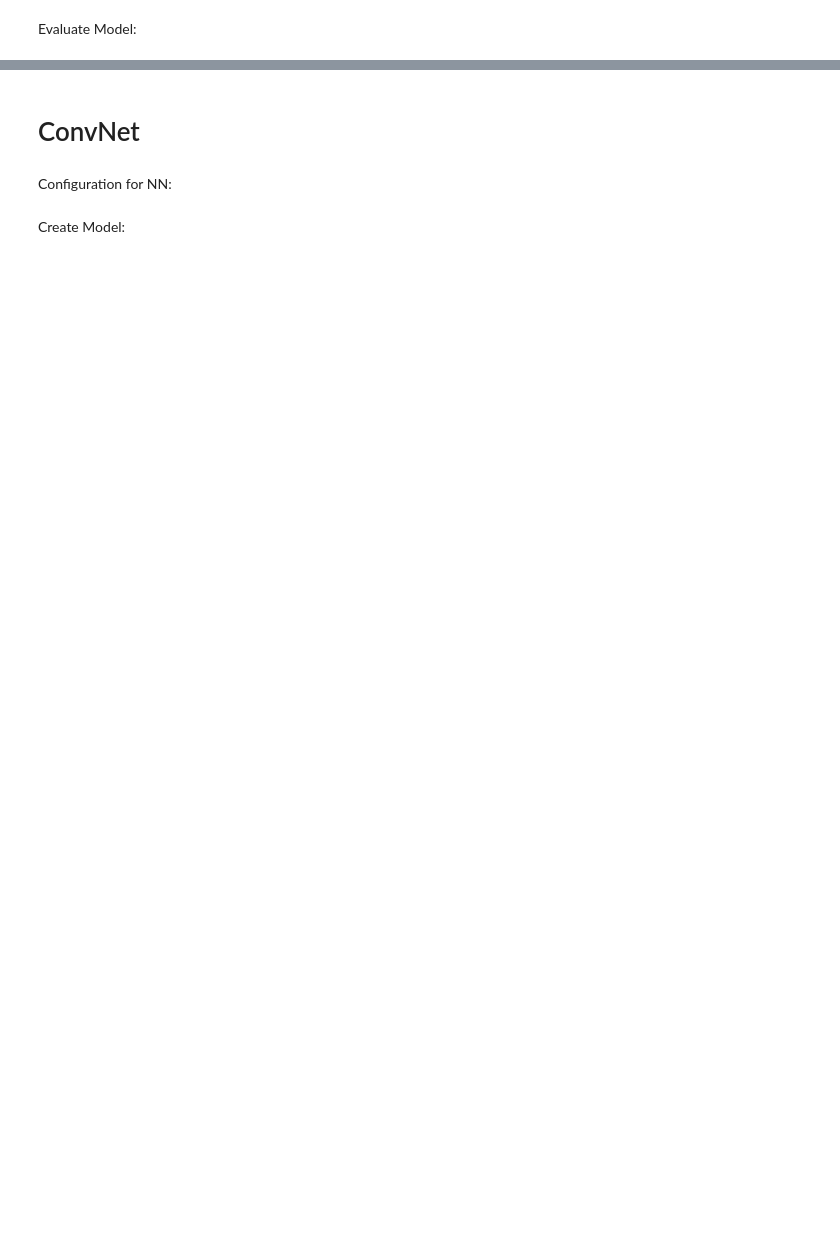
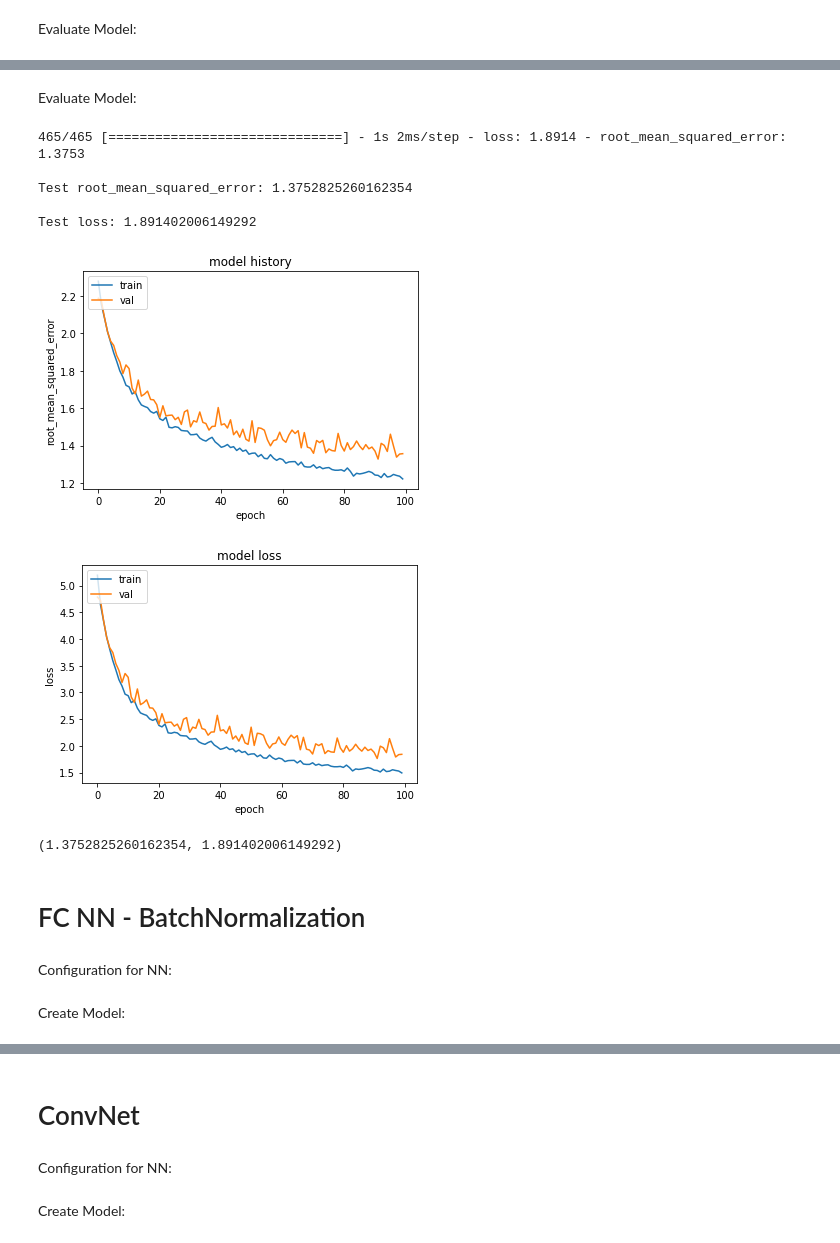
Before and after one commit to tobnie/gaze_predictor_nn, a Jupyter notebook: train_nn.ipynb, the cells around one changed output, grey strips where cells are left out. Drawn from its saved outputs; the diff is of its cells as text; code cells hidden in the pictures; blank space fills up the shorter version.

```diff
--- a/train_nn.ipynb
+++ b/train_nn.ipynb
@@ -105,0 +261,15 @@ Test loss: 1.7262985706329346
+# %%
+from tensorflow import keras
+
+nn_configuration = {
+    'epochs': epochs,  # number of epochs
+    'batch_size': 32,  # size of the batch
+    'verbose': 1,  # set the training phase as verbose
+    'optimizer': keras.optimizers.Adam(clipvalue=1.0),  # optimizer
+    'metrics': ["root_mean_squared_error"],
+    'loss': 'mean_squared_error',  # loss
+    'val_split': 0.2,  # validation split: percentage of the training data used for evaluating the loss function
+    'n_input': 300,
+    'input_shape': (300,),
+    'n_output': 1  # number of outputs = mfd
+}
@@ -105,0 +278,5 @@ Test loss: 1.7262985706329346
+# %%
+from gaze_predictor.gaze_predictor.fully_connected import FCNetworkDropout
+
+fc_nn_dropout = gaze_predictor.gaze_predictor.fully_connected.FCNetworkDropout(name='fc_nn_dropout', configuration = nn_configuration)
+fc_nn_dropout.create_model()
@@ -105,0 +303,2 @@ Test loss: 1.7262985706329346
+# %%
+fc_nn_dropout.train()
@@ -105,0 +323,17 @@ Test loss: 1.7262985706329346
+# %% [markdown]
+Evaluate Model:
+# %%
+fc_nn_dropout.evaluate()
+# %% [output]
+465/465 [==============================] - 1s 2ms/step - loss: 1.8914 - root_mean_squared_error: 1.3753
+
+Test root_mean_squared_error: 1.3752825260162354
+
+Test loss: 1.891402006149292
+[figure, added]
+[figure, added]
+(1.3752825260162354, 1.891402006149292)
+# %% [markdown]
+# FC NN - BatchNormalization
+# %% [markdown]
+Configuration for NN:
@@ -105,0 +355,2 @@ Test loss: 1.7262985706329346
+# %% [markdown]
+Create Model:
```
Also changed, not shown: parts of 48 cells of this notebook.
